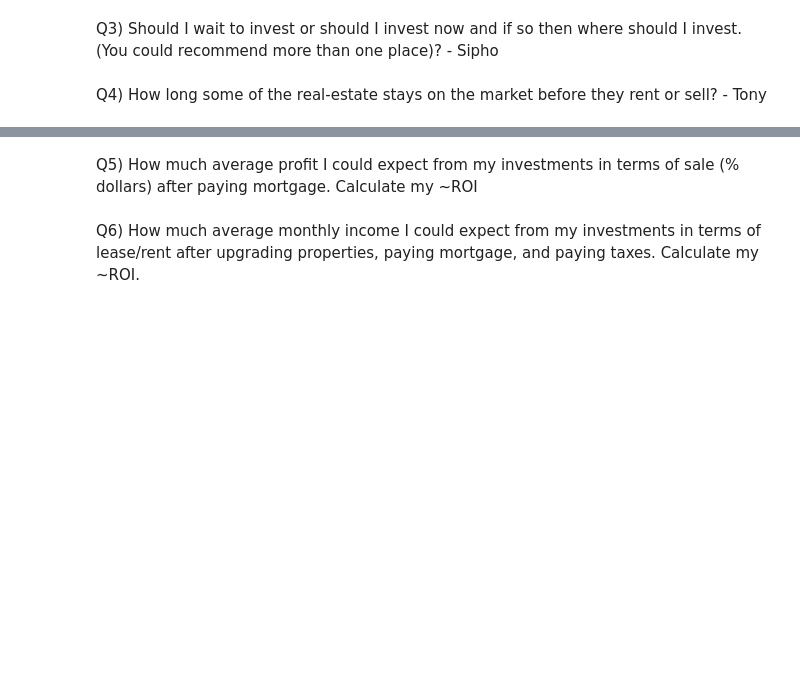
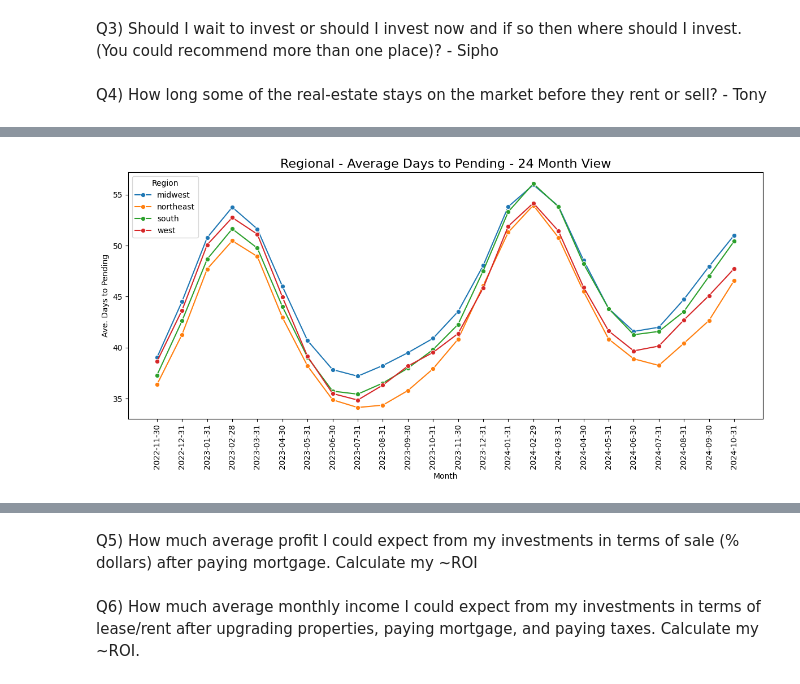
Before and after one commit to LaureaYue/Final-Project-Group-4-SEIS631, a Jupyter notebook: finalproject.ipynb, the cells around one changed output, grey strips where cells are left out. Saved outputs shown, nothing was run; the diff lists cells and outputs as text; code cells hidden in the pictures; blank space fills up the shorter version.

```diff
--- a/finalproject.ipynb
+++ b/finalproject.ipynb
@@ -284,0 +431,3 @@ Q4) How long some of the real-estate stays on the market before they rent or sel
+# %%
+# Display drop results for Mean Days to Pending Data
+df_duration_pending = check_dup_null(df_duration_pending)
@@ -284,0 +535,8 @@ Q4) How long some of the real-estate stays on the market before they rent or sel
+# %%
+# PENDING - Group by region and calculate mean forecasts
+grouped_df_duration_pending = (df_duration_pending.groupby('region').mean(numeric_only=True)).reset_index()
+display(grouped_df_duration_pending)
+
+# CLOSING - Group by region and calculate mean forecasts
+grouped_df_duration_closing = (df_duration_close.groupby('region').mean(numeric_only=True)).reset_index()
+display(grouped_df_duration_closing)
@@ -284,0 +556,23 @@ Q4) How long some of the real-estate stays on the market before they rent or sel
+# %%
+# PENDING - Melt the DataFrame for easier plotting
+df_melted_pending = pd.melt(grouped_df_duration_pending, id_vars=["region"], var_name="Month", value_name="Ave. Days to Pending")
+
+# Plot using seaborn
+plt.figure(figsize=(12, 6))
+sns.lineplot(data=df_melted_pending, x="Month", y="Ave. Days to Pending", hue="region", marker="o")
+
+# Customize the plot
+plt.title("Regional - Average Days to Pending - 24 Month View", fontsize=16)
+plt.xlabel("Month")
+plt.ylabel("Ave. Days to Pending")
+plt.xticks(rotation=90)
+plt.legend(title="Region")
+plt.tight_layout()
+
+# Show plot
+plt.show()
+
+
+### I WAS THINKING OF ADDING A BOXPLOT HERE TO HIGHLIGHT THE (IN?)SIGNIFICANCE IN AVERAGE DAYS TO PENDING
+# %% [output]
+[figure, added]
```
Also changed, not shown: parts of 9 cells of this notebook, 2 other files.
